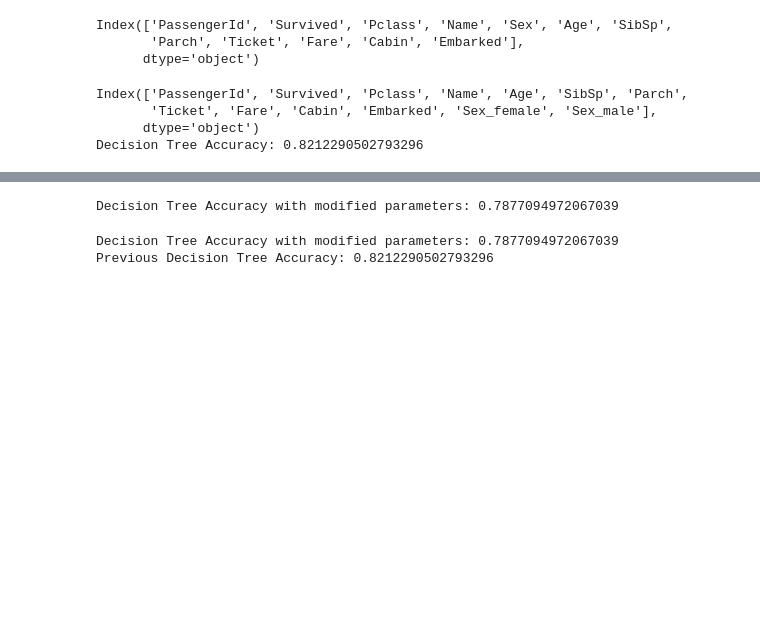
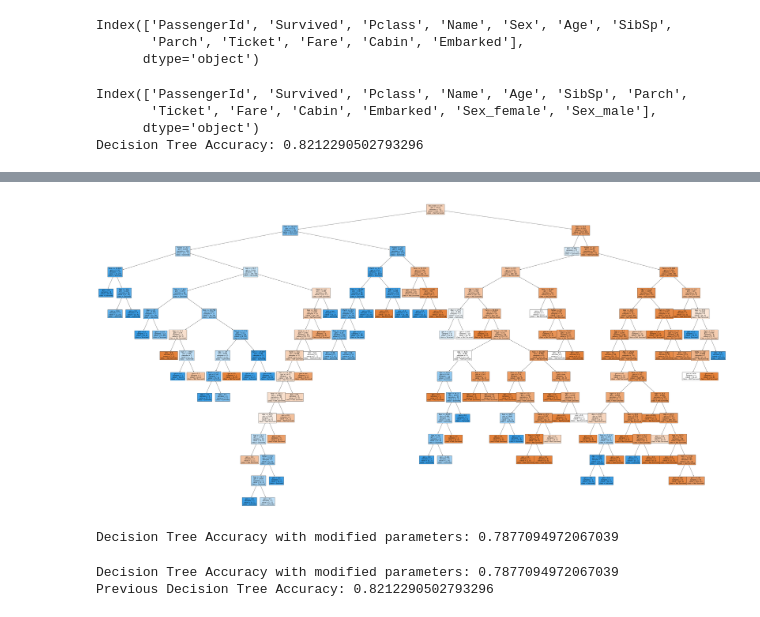
Before and after one commit to Afefjebali/Afef-check-points, a Jupyter notebook: Checkpoint Decision Trees & Random Forests.ipynb, the cells around one changed output, grey strips where cells are left out. Drawn from its saved outputs; the diff is of its cells as text; code cells hidden in the pictures; blank space fills up the shorter version.

```diff
--- a/Checkpoint Decision Trees & Random Forests.ipynb
+++ b/Checkpoint Decision Trees & Random Forests.ipynb
@@ -95,3 +91,19 @@ plt.show()
+# %%
+from sklearn.tree import DecisionTreeClassifier, plot_tree
+import matplotlib.pyplot as plt
+
+# Create a Decision Tree classifier
+decision_tree = DecisionTreeClassifier(random_state=42)
+
+# Fit the model with the training data
+decision_tree.fit(X_train, y_train)
+
+# Plot the decision tree
+plt.figure(figsize=(80, 40))
+plot_tree(decision_tree, feature_names=features, class_names=["Not Survived", "Survived"], filled=True)
+plt.show()
+# %% [output]
+[figure, added]
 # %%
 #3. Change the decision tree parameters(at least two parameters).
 # Create a Decision Tree classifier with adjusted parameters setting max_depth to 5 and min_samples_split to 5.
```
Also changed, not shown: parts of 6 cells of this notebook.
